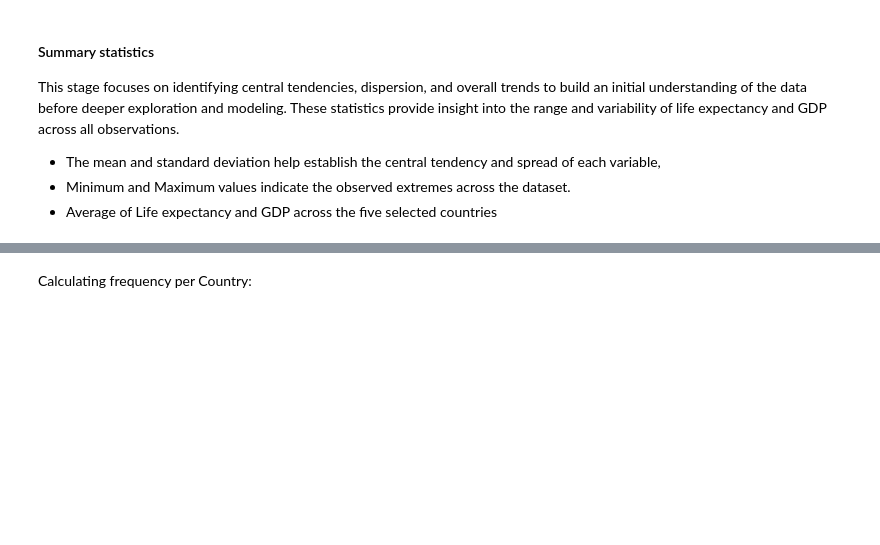
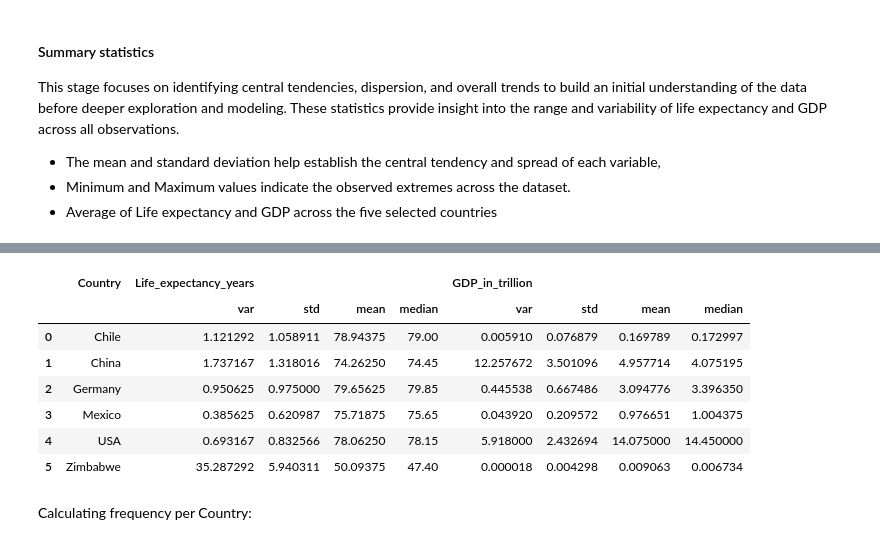
Before and after one commit to Franciaya/life_expectancy_gdp_project, a Jupyter notebook: life_expectancy_gdp.ipynb, the cells around one changed output, grey strips where cells are left out. Saved outputs shown, nothing was run; the diff lists cells and outputs as text; code cells hidden in the pictures; blank space fills up the shorter version.

```diff
--- a/life_expectancy_gdp.ipynb
+++ b/life_expectancy_gdp.ipynb
@@ -83,3 +102,16 @@ life_data.describe()[['Life_expectancy_years', 'GDP_in_trillion']]
+# %%
+summary_stats = life_data.groupby('Country')[['Life_expectancy_years', 'GDP_in_trillion']].agg(['var', 'std', 'mean', 'median']).reset_index()
+
+summary_stats
+# %% [output]
+|  | Country | Life_expectancy_years |  |  |  | GDP_in_trillion |  |  |  |
+|  |  | var | std | mean | median | var | std | mean | median |
+| 0 | Chile | 1.121292 | 1.058911 | 78.94375 | 79.00 | 0.005910 | 0.076879 | 0.169789 | 0.172997 |
+| 1 | China | 1.737167 | 1.318016 | 74.26250 | 74.45 | 12.257672 | 3.501096 | 4.957714 | 4.075195 |
+| 2 | Germany | 0.950625 | 0.975000 | 79.65625 | 79.85 | 0.445538 | 0.667486 | 3.094776 | 3.396350 |
+| 3 | Mexico | 0.385625 | 0.620987 | 75.71875 | 75.65 | 0.043920 | 0.209572 | 0.976651 | 1.004375 |
+| 4 | USA | 0.693167 | 0.832566 | 78.06250 | 78.15 | 5.918000 | 2.432694 | 14.075000 | 14.450000 |
+| 5 | Zimbabwe | 35.287292 | 5.940311 | 50.09375 | 47.40 | 0.000018 | 0.004298 | 0.009063 | 0.006734 |
 # %% [markdown]
 Calculating frequency per Country:
 # %%
```
Also changed, not shown: parts of 25 cells of this notebook.
